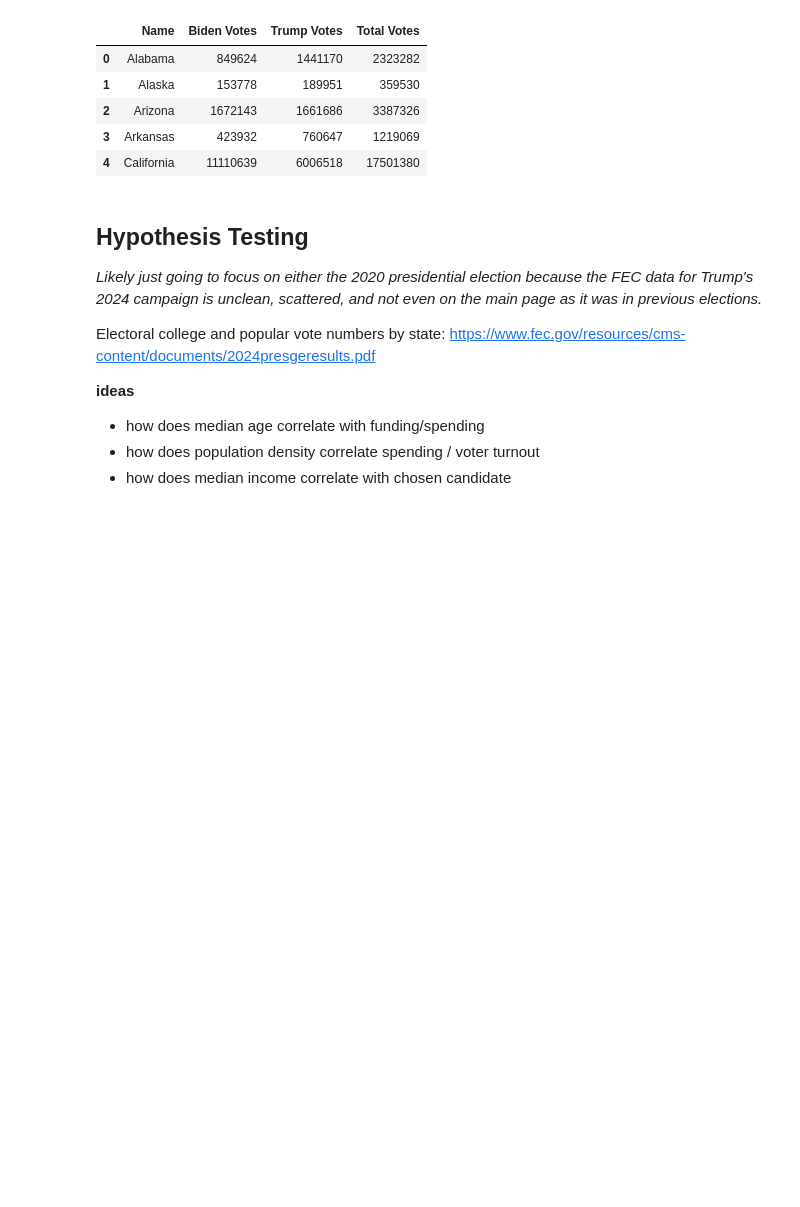
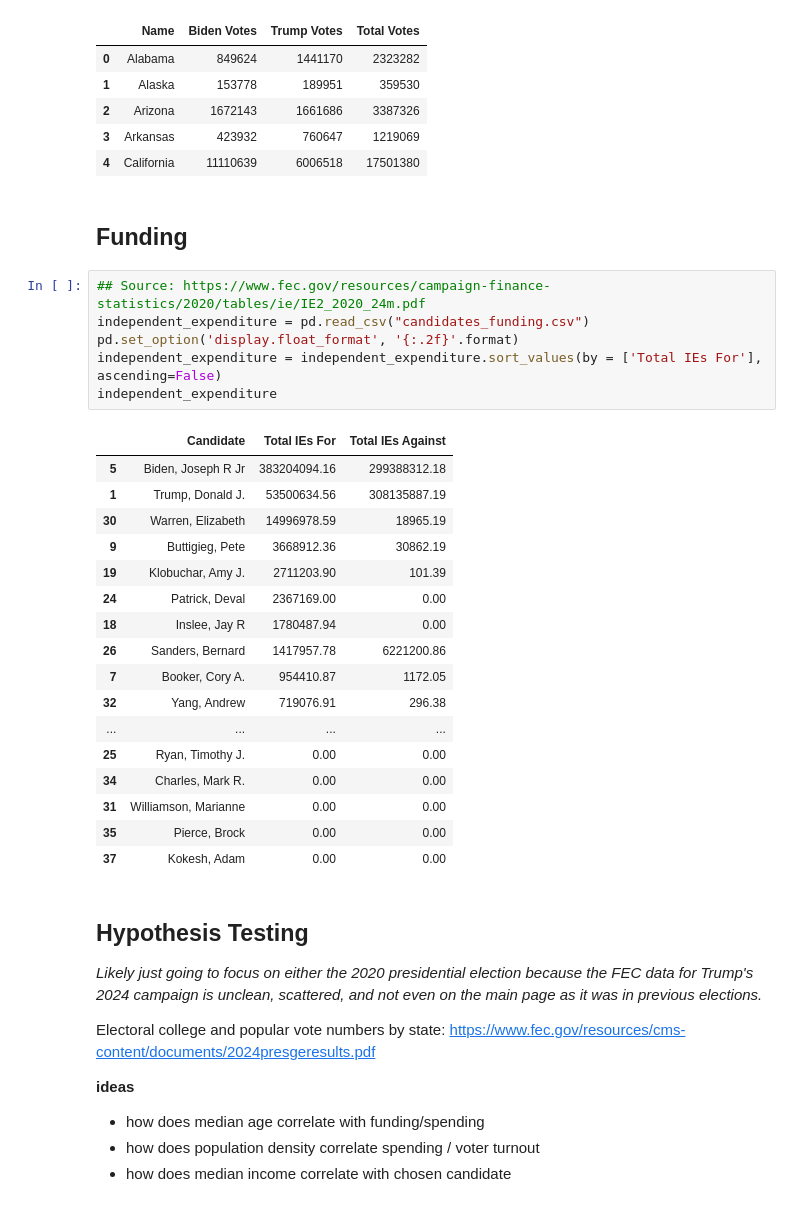
Before and after one commit to 9t8/cmsc320_project, a Jupyter notebook: c2.ipynb, the cells around one changed output. Cells and saved outputs as stored; diff of their text form; blank space fills up the shorter version.

```diff
--- a/c2.ipynb
+++ b/c2.ipynb
@@ -98,6 +98,32 @@ popular_vote.head()
 | 2 | Arizona | 1672143 | 1661686 | 3387326 |
 | 3 | Arkansas | 423932 | 760647 | 1219069 |
 | 4 | California | 11110639 | 6006518 | 17501380 |
+# %% [markdown]
+## Funding
+# %%
+## Source: https://www.fec.gov/resources/campaign-finance-statistics/2020/tables/ie/IE2_2020_24m.pdf
+independent_expenditure = pd.read_csv("candidates_funding.csv")
+pd.set_option('display.float_format', '{:.2f}'.format)
+independent_expenditure = independent_expenditure.sort_values(by = ['Total IEs For'], ascending=False)
+independent_expenditure
+# %% [output]
+|  | Candidate | Total IEs For | Total IEs Against |
+| 5 | Biden, Joseph R Jr | 383204094.16 | 299388312.18 |
+| 1 | Trump, Donald J. | 53500634.56 | 308135887.19 |
+| 30 | Warren, Elizabeth | 14996978.59 | 18965.19 |
+| 9 | Buttigieg, Pete | 3668912.36 | 30862.19 |
+| 19 | Klobuchar, Amy J. | 2711203.90 | 101.39 |
+| 24 | Patrick, Deval | 2367169.00 | 0.00 |
+| 18 | Inslee, Jay R | 1780487.94 | 0.00 |
+| 26 | Sanders, Bernard | 1417957.78 | 6221200.86 |
+| 7 | Booker, Cory A. | 954410.87 | 1172.05 |
+| 32 | Yang, Andrew | 719076.91 | 296.38 |
+| ... | ... | ... | ... |
+| 25 | Ryan, Timothy J. | 0.00 | 0.00 |
+| 34 | Charles, Mark R. | 0.00 | 0.00 |
+| 31 | Williamson, Marianne | 0.00 | 0.00 |
+| 35 | Pierce, Brock | 0.00 | 0.00 |
+| 37 | Kokesh, Adam | 0.00 | 0.00 |
 # %% [markdown]
 ## Hypothesis Testing
 
```
Also changed, not shown: parts of 6 cells of this notebook, 1 other file.
